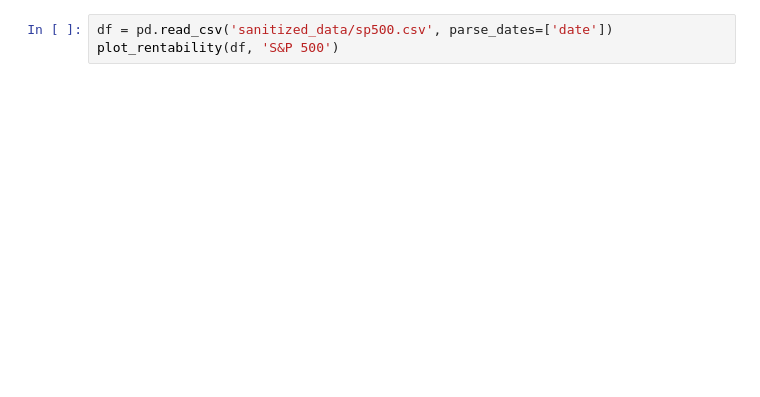
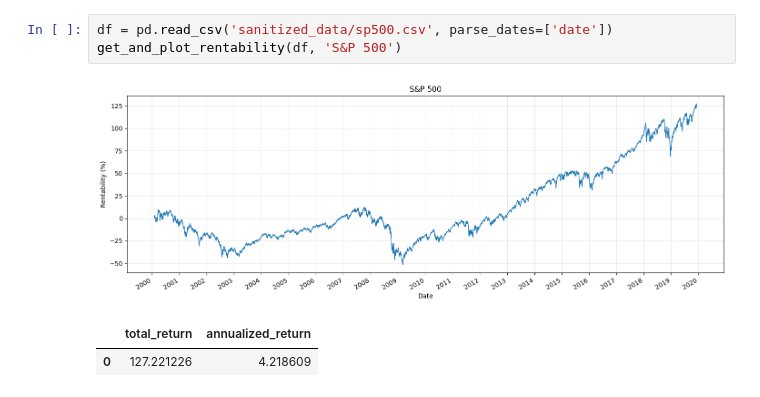
Before and after one commit to lralles/portfolio-optimization-studio, a Jupyter notebook: notebooks/rentability.ipynb, the cells around one changed output. Cells and saved outputs as stored; diff of their text form; blank space fills up the shorter version.

```diff
--- a/notebooks/rentability.ipynb
+++ b/notebooks/rentability.ipynb
@@ -18,5 +30,9 @@ plot_rentability(df, 'Bovespa Dividend Index')
 # %%
 df = pd.read_csv('sanitized_data/sp500.csv', parse_dates=['date'])
-plot_rentability(df, 'S&P 500')
+get_and_plot_rentability(df, 'S&P 500')
+# %% [output]
+[figure, added]
+|  | total_return | annualized_return |
+| 0 | 127.221226 | 4.218609 |
 # %%
 df = pd.read_csv('sanitized_data/sp500brl.csv', parse_dates=['date'])
```
Also changed, not shown: parts of 14 cells of this notebook, 5 other files.
